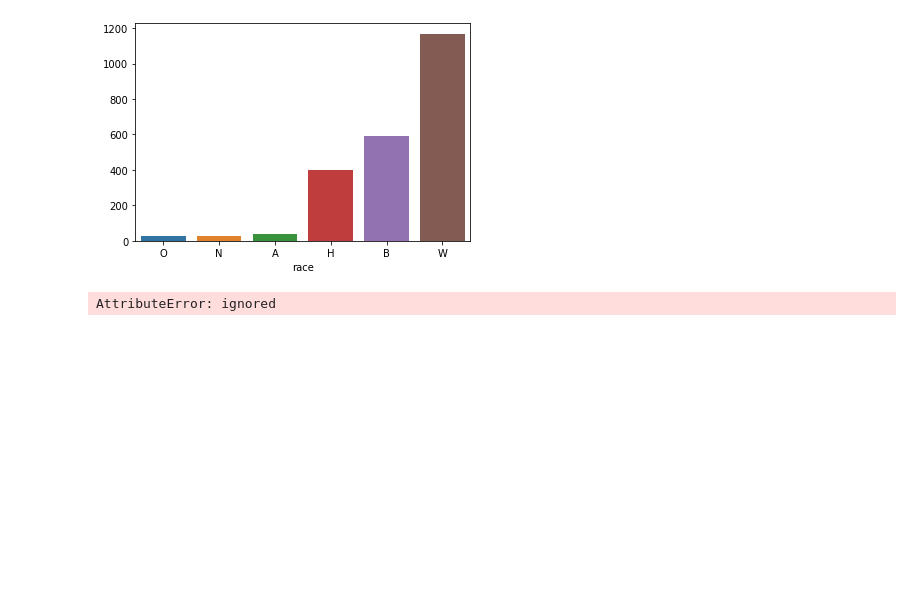
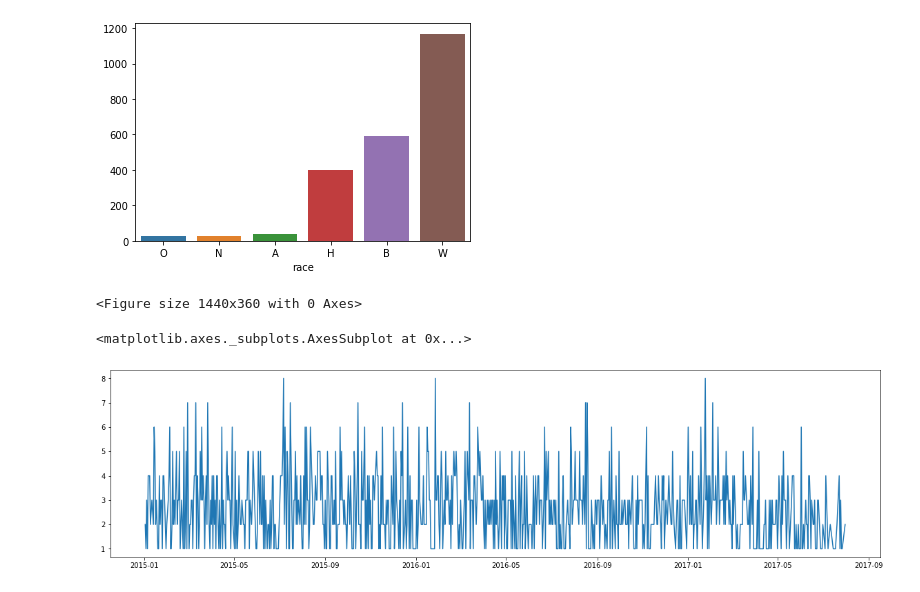
Before and after one commit to UToledo-DataScience/Fatal-Police-Shootings-in-the-US, a Jupyter notebook: EDA/EDA.ipynb, the cells around one changed output. Drawn from its saved outputs; the diff is of its cells as text; code cells hidden in the pictures; blank space fills up the shorter version.

```diff
--- a/EDA/EDA.ipynb
+++ b/EDA/EDA.ipynb
@@ -79,7 +79,7 @@ sns.heatmap(demographic.corr())
 <matplotlib.axes._subplots.AxesSubplot at 0x...>
 [figure]
 # %%
-police_killing_us['date'] = pd.to_datetime(police_killing_us['date'], format='%d/%m/%y',unit='s')
+police_killing_us['date'] = pd.to_datetime(police_killing_us['date'], format='%d/%m/%y')
 # %%
 police_killing_us.info()
 # %% [output]
@@ -164,7 +164,10 @@ dtype: float64
 <matplotlib.axes._subplots.AxesSubplot at 0x...>
 [figure]
 # %%
-a = police_killing_us.groupby([police_killing_us['date'].dt.year, police_killing_us['date'].dt.month]).size()
-sns.lineplot(x=a, y=a.index)
+a = police_killing_us.groupby('date').size()
+plt.figure(figsize=(20,5))
+sns.lineplot(data=a)
 # %% [output]
-AttributeError: ignored
+<Figure size 1440x360 with 0 Axes>
+<matplotlib.axes._subplots.AxesSubplot at 0x...>
+[figure, added]
```
Also changed, not shown: parts of 4 cells of this notebook.
